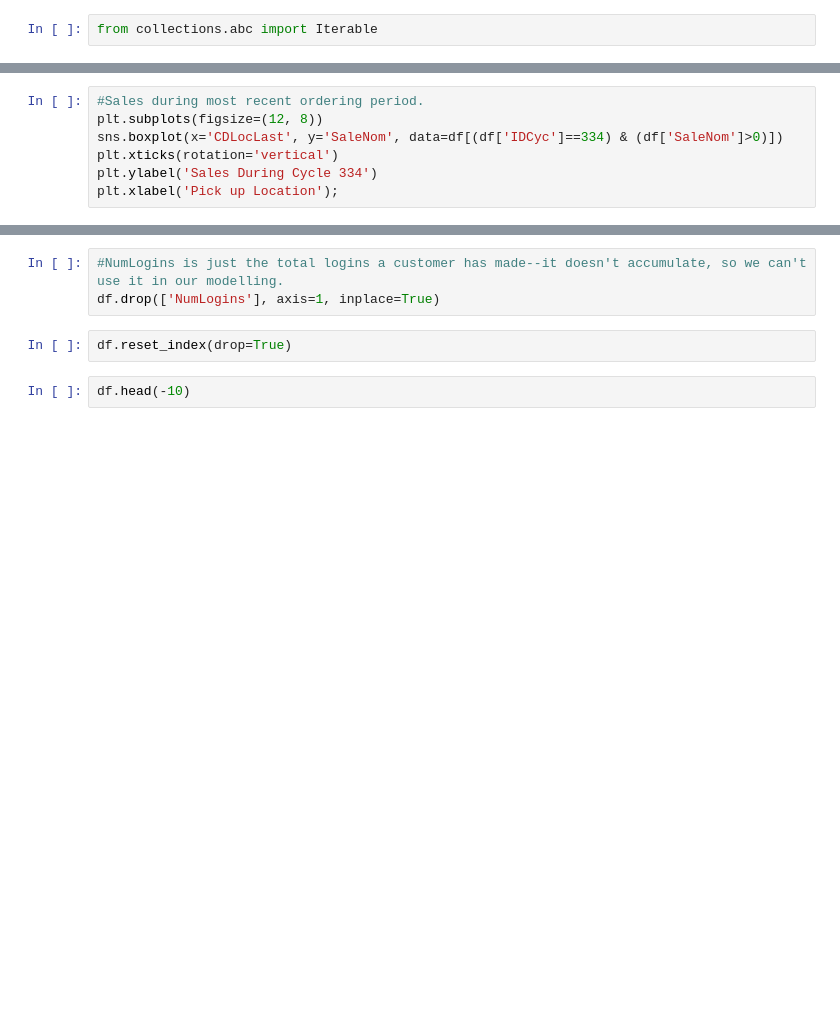
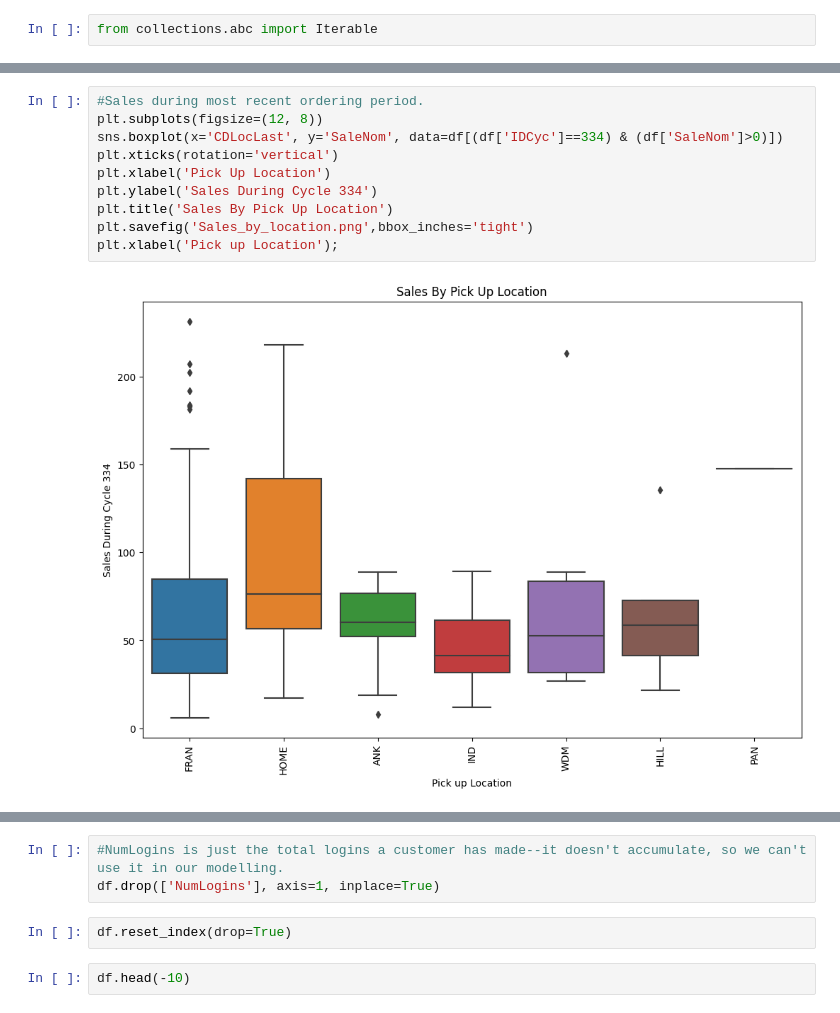
Before and after one commit to bowserd1/Iowa-Food-Coop, a Jupyter notebook: EDA.ipynb, the cells around one changed output, grey strips where cells are left out. Drawn from its saved outputs; the diff is of its cells as text; blank space fills up the shorter version.

```diff
--- a/EDA.ipynb
+++ b/EDA.ipynb
@@ -119,10 +200,15 @@ df.columns
 # %%
 #Sales during most recent ordering period.
 plt.subplots(figsize=(12, 8))
 sns.boxplot(x='CDLocLast', y='SaleNom', data=df[(df['IDCyc']==334) & (df['SaleNom']>0)])
 plt.xticks(rotation='vertical')
+plt.xlabel('Pick Up Location')
 plt.ylabel('Sales During Cycle 334')
+plt.title('Sales By Pick Up Location')
+plt.savefig('Sales_by_location.png',bbox_inches='tight')
 plt.xlabel('Pick up Location');
+# %% [output]
+[figure, added]
 # %%
 #Lifetime sales by customer and pick up location.
 plt.subplots(figsize=(12, 8))
```
Also changed, not shown: parts of 32 cells of this notebook, 5 other files.
